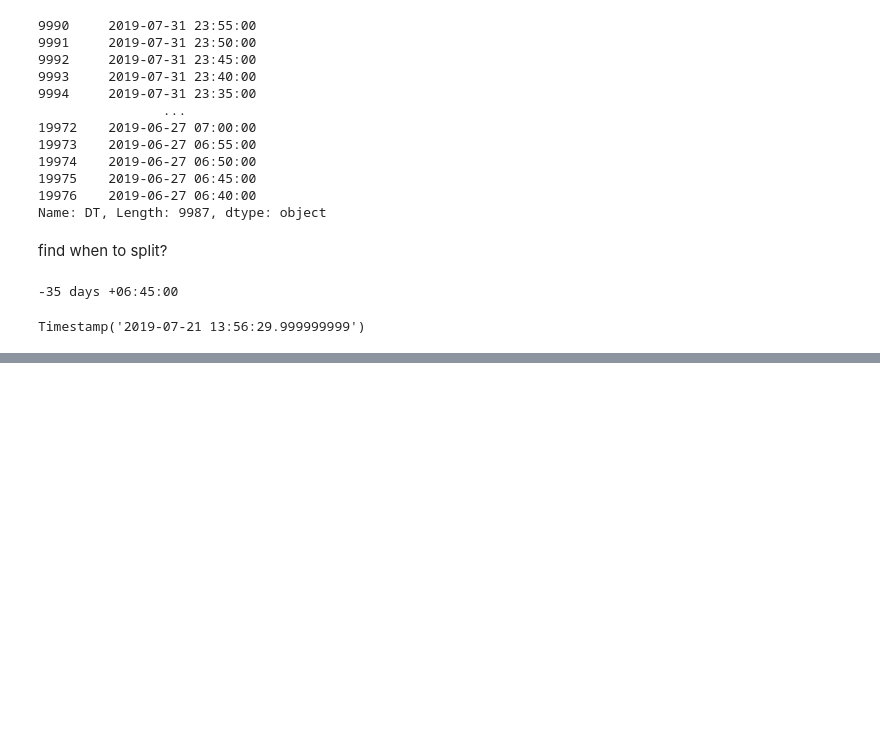
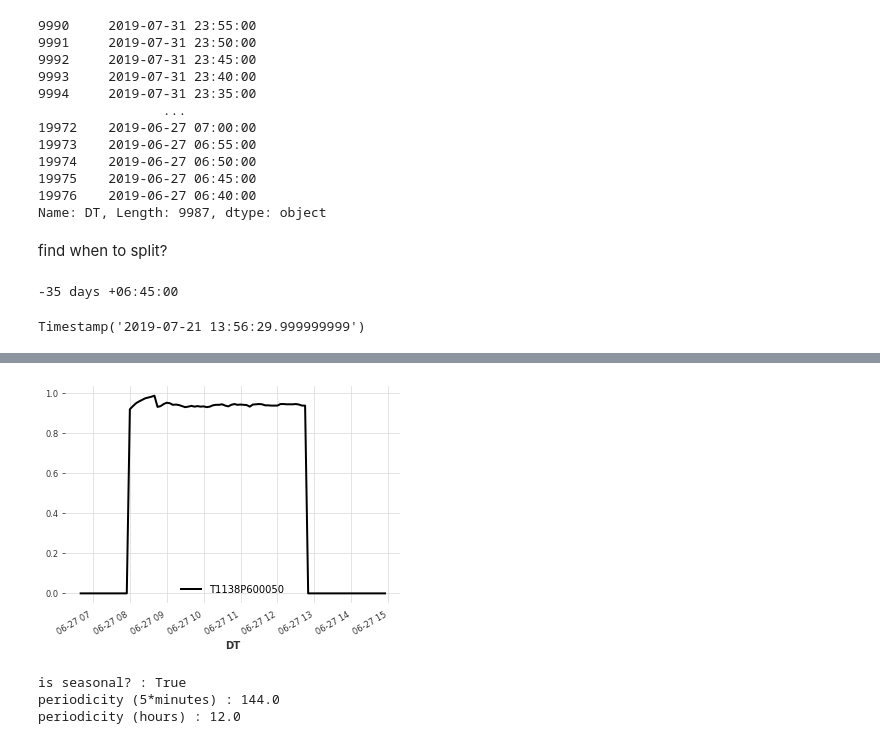
Before and after one commit to ksetdekov/ts_transformers, a Jupyter notebook: tcn.ipynb, the cells around one changed output, grey strips where cells are left out. Drawn from its saved outputs; the diff is of its cells as text; code cells hidden in the pictures; blank space fills up the shorter version.

```diff
--- a/tcn.ipynb
+++ b/tcn.ipynb
@@ -123,0 +177,17 @@ target.plot()
+# %%
+train_1cov[:100].plot()
+# %% [output]
+[figure, added]
+# %%
+# analyze its seasonality
+
+is_seasonal, periodicity = check_seasonality(target, max_lag=1000)
+dict_seas ={
+    "is seasonal?":is_seasonal,
+    "periodicity (5*minutes)":f'{periodicity:.1f}',
+    "periodicity (hours)":f'{periodicity/12:.1f}'}
+_ = [print(k,":",v) for k,v in dict_seas.items()]
+# %% [output]
+is seasonal? : True
+periodicity (5*minutes) : 144.0
+periodicity (hours) : 12.0
```
Also changed, not shown: parts of 71 cells of this notebook, 1 other file.
